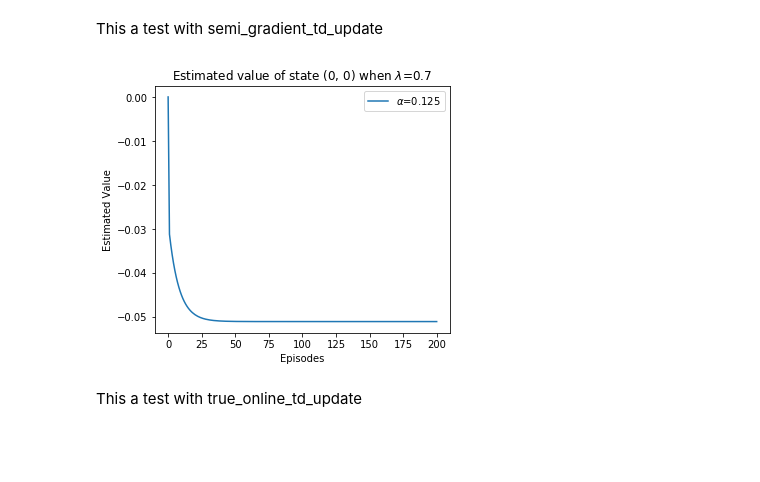
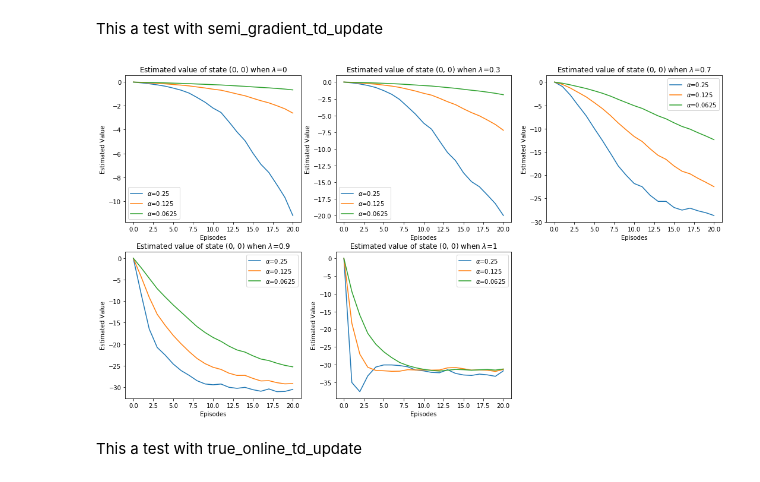
Before and after one commit to jgsimard/COMP767, a Jupyter notebook: hw2-notebook.ipynb, the cells around one changed output. Saved outputs shown, nothing was run; the diff lists cells and outputs as text; code cells hidden in the pictures; blank space fills up the shorter version.

Commit message:
fix the bug in reset_env that stopped learning

```diff
--- a/hw2-notebook.ipynb
+++ b/hw2-notebook.ipynb
@@ -312,7 +307,7 @@ print(a)
 # %%
 def reset_env(env):
+    env.reset()
     env.unwrapped.state = np.array([0,0])
-    env.unwrapped.last_u = None
     return env.unwrapped._get_obs()
 
 def q2_run(lambda_return, learning_rate, n_episode_by_run, n_bins, n_tilings, prediction_algorithm, seed = None):
@@ -342,21 +337,8 @@ def q2_run(lambda_return, learning_rate, n_episode_by_run, n_bins, n_tilings, pr
         approximate_value.append(approximation_function(state_to_estimate, weights))
 
     return approximate_value
-r = q2_run(lambda_return=0.5, learning_rate=0.1,
-       n_episode_by_run=100, n_bins=10, n_tilings=5,
+
+q2_run(lambda_return=0.5, learning_rate=0.1,
+       n_episode_by_run=10, n_bins=10, n_tilings=5,
        prediction_algorithm = temporal_difference.semi_gradient_td_update, seed=1)
-print(np.round(r,2))
-
-
-low = np.array([0.0, 0.0])
-high = np.array([1.0, 1.0])
-observation_space = gym.spaces.Box(low=low, high=high, dtype=np.float32)
-tile_coding = function_approximation.TileCoding(n_bins=2, n_tilings=2, observation_space=observation_space)
-# fv = tile_coding.get_feature_vector([-0.9])
-# print(tile_coding.tile_shape)
-ij = [0.1, 0.5, 0.9]
-for i in ij:
-    for j in ij:
-        print(i,j, tile_coding.get_feature_vector([i,j]))
-print(tile_coding.tile)
 # %% [output]
@@ -409,34 +383,20 @@ def all_lambda_plot(lambda_returns, learning_rates, n_run = 10,
 # %% [markdown]
 ### The results are computed here !
 # %%
-# lambda_returns = [0, 0.3, 0.7, 0.9, 1]
-# learning_rates = [1/4, 1/8, 1/16]
-
-lambda_returns = [0.7]
-learning_rates = [1/8]
-
+lambda_returns = [0, 0.3, 0.7, 0.9, 1]
+learning_rates = [1/4, 1/8, 1/16]
 
 n_run = 10
-n_episode_by_run = 200
-n_bins = 4
+n_episode_by_run = 20
+n_bins = 10
 n_tilings = 5
 # %% [markdown]
 This a test with semi_gradient_td_update
 # %%
-lambda_returns = [0.7]
-learning_rates = [1/8]
-
-
-n_run = 10
-n_episode_by_run = 200
-n_bins = 100
-n_tilings = 5
-
-
 all_lambda_plot(lambda_returns, learning_rates, n_run, n_episode_by_run, n_bins, n_tilings,
                     temporal_difference.semi_gradient_td_update)
 # %% [output]
-[figure, old version]
+[figure, new version]
 # %% [markdown]
 This a test with true_online_td_update
 # %%
```
Also changed, not shown: parts of 5 cells of this notebook, 1 other file.
